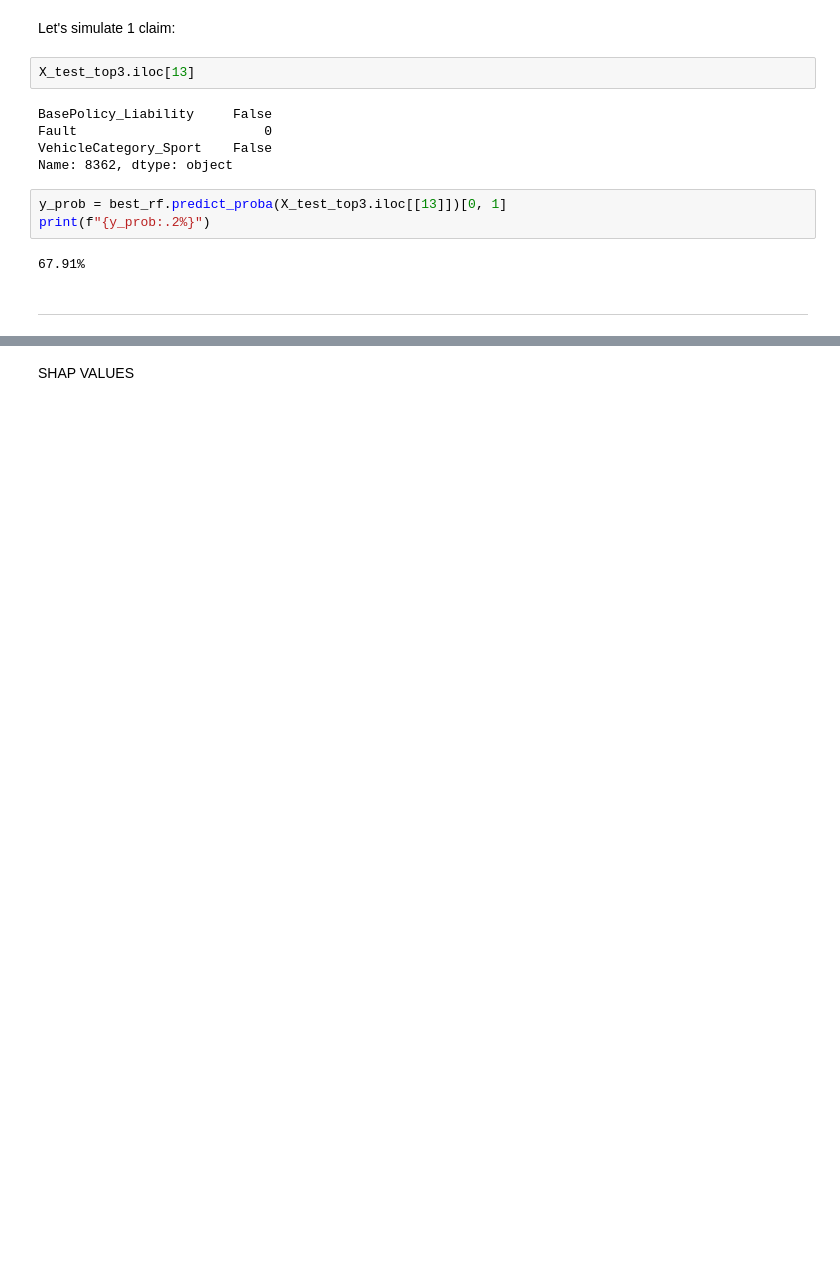
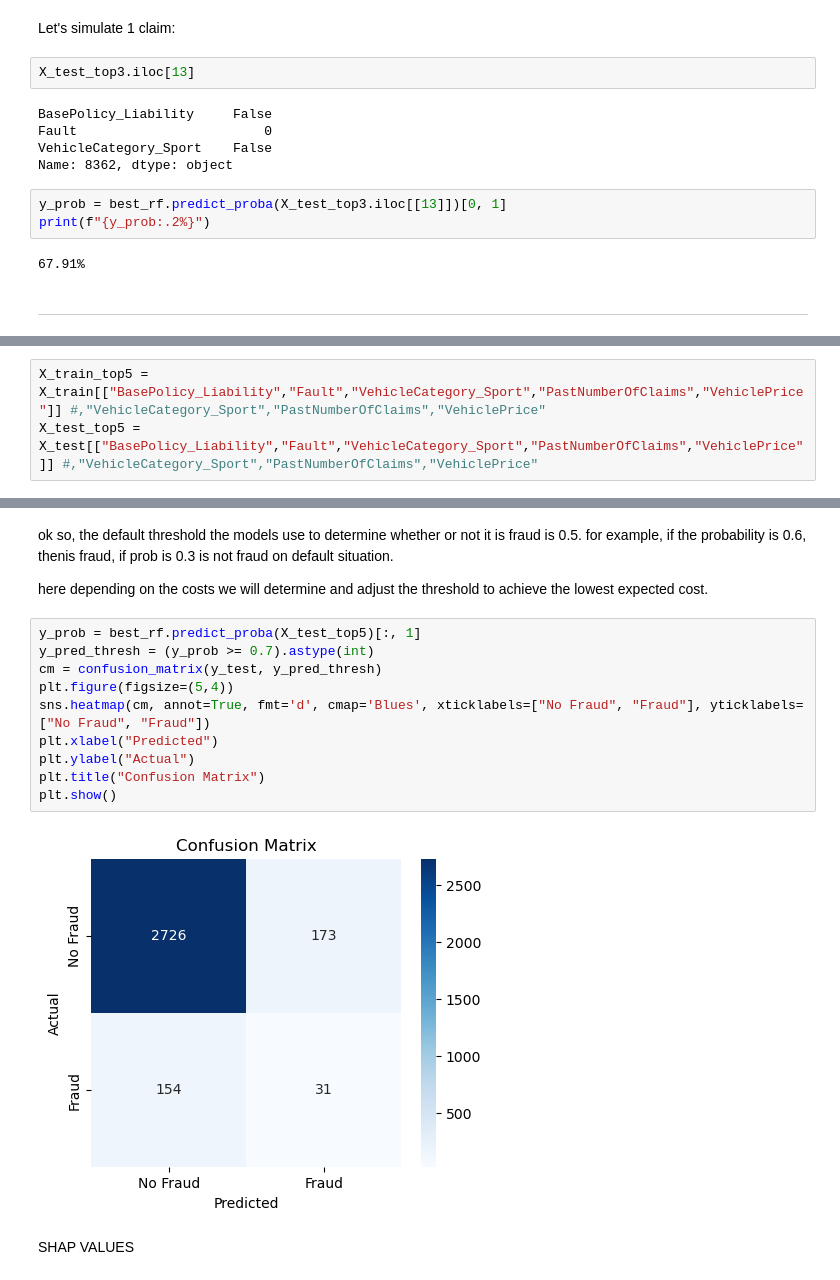
Before and after one commit to yoanl13/End-to-end-final-project-DSML, a Jupyter notebook: 1_DataScience_FinalProject_FraudDetection.ipynb, the cells around one changed output, grey strips where cells are left out. Drawn from its saved outputs; the diff is of its cells as text; blank space fills up the shorter version.

```diff
--- a/1_DataScience_FinalProject_FraudDetection.ipynb
+++ b/1_DataScience_FinalProject_FraudDetection.ipynb
@@ -2021,0 +2024,3 @@ print(f"{y_prob:.2%}")
+# %%
+X_train_top5 = X_train[["BasePolicy_Liability","Fault","VehicleCategory_Sport","PastNumberOfClaims","VehiclePrice"]] #,"VehicleCategory_Sport","PastNumberOfClaims","VehiclePrice"
+X_test_top5 = X_test[["BasePolicy_Liability","Fault","VehicleCategory_Sport","PastNumberOfClaims","VehiclePrice"]] #,"VehicleCategory_Sport","PastNumberOfClaims","VehiclePrice"
@@ -2022,2 +2094,18 @@ print(f"{y_prob:.2%}")
+# %% [markdown]
+ok so, the default threshold the models use to determine whether or not it is fraud is 0.5. for example, if the probability is 0.6, thenis fraud, if prob is 0.3 is not fraud on default situation.
+
+here depending on the costs we will determine and adjust the threshold to achieve the lowest expected cost.
+# %%
+y_prob = best_rf.predict_proba(X_test_top5)[:, 1]
+y_pred_thresh = (y_prob >= 0.7).astype(int)
+cm = confusion_matrix(y_test, y_pred_thresh)
+plt.figure(figsize=(5,4))
+sns.heatmap(cm, annot=True, fmt='d', cmap='Blues', xticklabels=["No Fraud", "Fraud"], yticklabels=["No Fraud", "Fraud"])
+plt.xlabel("Predicted")
+plt.ylabel("Actual")
+plt.title("Confusion Matrix")
+plt.show()
+# %% [output]
+[figure, added]
 # %% [markdown]
 SHAP VALUES
```
Also changed, not shown: parts of 24 cells of this notebook.
